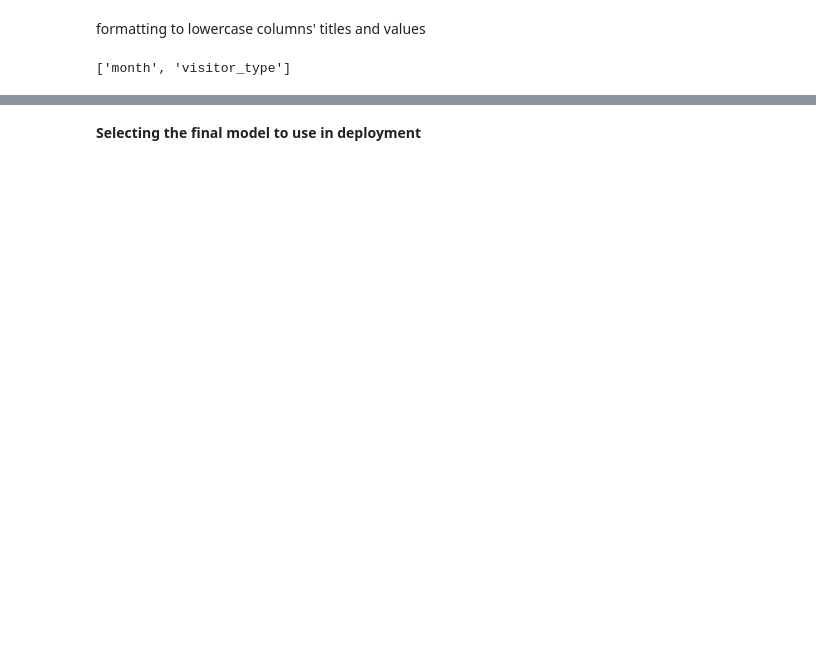
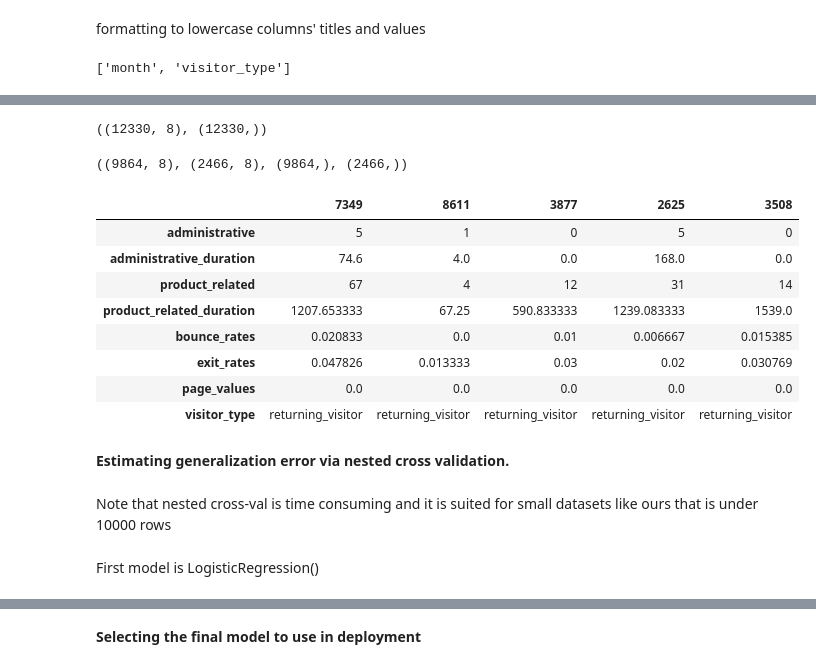
Before and after one commit to lucapug/midterm_shopping_intention, a Jupyter notebook: sandbox.ipynb, the cells around one changed output, grey strips where cells are left out. Saved outputs shown, nothing was run; the diff lists cells and outputs as text; code cells hidden in the pictures; blank space fills up the shorter version.

```diff
--- a/sandbox.ipynb
+++ b/sandbox.ipynb
@@ -427,0 +255,49 @@ CV auc_roc: 0.927 +/- 0.007
+# %%
+### DA RIMUOVERE
+
+
+#df = df_clipped
+df_simpl = df.drop(['month','browser','operating_systems','region','traffic_type','weekend',
+                   'informational', 'informational_duration', 'special_day'], axis=1)
+
+categorical_features = ['visitor_type']
+numeric_features = ['product_related', 'product_related_duration',
+                    'bounce_rates', 'exit_rates', 'page_values',
+                    'administrative', 'administrative_duration']
+boolean_features = []
+# %%
+target_name = 'revenue'  #True if session ended in a buy
+
+data, target = df_simpl.drop(columns=target_name), df_simpl[target_name]
+target = (target == True).astype(int)
+
+data.shape, target.shape
+# %% [output]
+((12330, 8), (12330,))
+# %%
+#in splitting, adopted stratify = <target column> , because of the unbalanced distribution
+
+df_train, df_test, y_train, y_test = train_test_split(data, target, test_size=0.2, random_state=1,
+                                         stratify = target, shuffle = True)
+# %%
+df_train.shape, df_test.shape, y_train.shape, y_test.shape
+# %% [output]
+((9864, 8), (2466, 8), (9864,), (2466,))
+# %%
+df_train.head().T
+# %% [output]
+|  | 7349 | 8611 | 3877 | 2625 | 3508 |
+| administrative | 5 | 1 | 0 | 5 | 0 |
+| administrative_duration | 74.6 | 4.0 | 0.0 | 168.0 | 0.0 |
+| product_related | 67 | 4 | 12 | 31 | 14 |
+| product_related_duration | 1207.653333 | 67.25 | 590.833333 | 1239.083333 | 1539.0 |
+| bounce_rates | 0.020833 | 0.0 | 0.01 | 0.006667 | 0.015385 |
+| exit_rates | 0.047826 | 0.013333 | 0.03 | 0.02 | 0.030769 |
+| page_values | 0.0 | 0.0 | 0.0 | 0.0 | 0.0 |
+| visitor_type | returning_visitor | returning_visitor | returning_visitor | returning_visitor | returning_visitor |
+# %% [markdown]
+**Estimating generalization error via nested cross validation.**
+# %% [markdown]
+Note that nested cross-val is time consuming and it is suited for small datasets like ours that is under 10000 rows
+# %% [markdown]
+First model is LogisticRegression()
```
Also changed, not shown: parts of 120 cells of this notebook, 1 other file.
